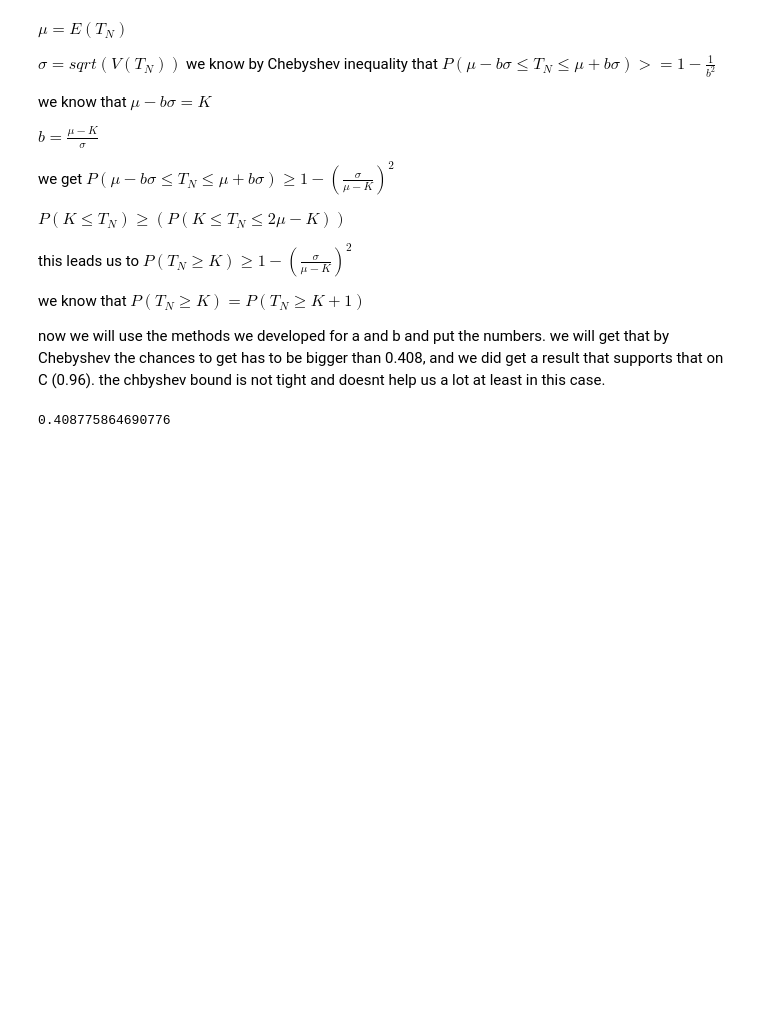
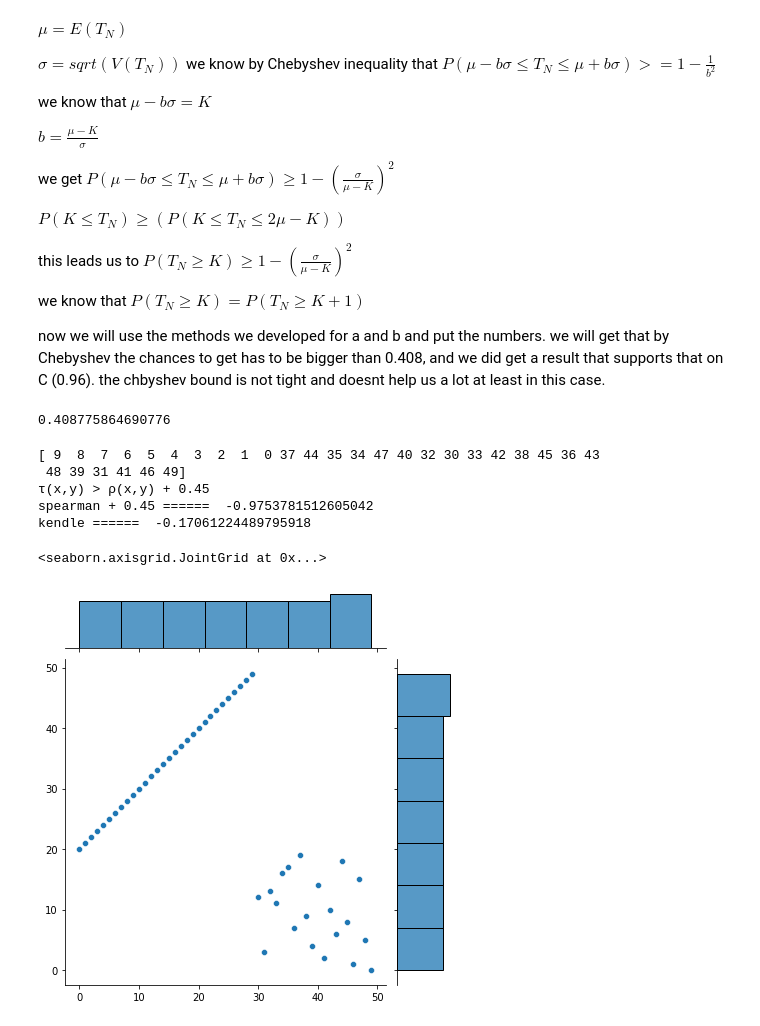
Before and after one commit to Alon-daniel/statistis, a Jupyter notebook: statistics/hw2/201639663_038198149.ipynb, the cells around one changed output. Cells and saved outputs as stored; diff of their text form; code cells hidden in the pictures; blank space fills up the shorter version.

```diff
--- a/statistics/hw2/201639663_038198149.ipynb
+++ b/statistics/hw2/201639663_038198149.ipynb
@@ -574,0 +592,23 @@ print(P_T_20_Bigger_41)
+# %%
+Y = np.flip(np.arange(50))
+# Y = np.concatenate(np.flip(np.arange(25)), np.arange(25, 50))
+X_1 = np.flip(np.arange(30))
+X_2 = np.arange(30, 50)
+np.random.shuffle(X_2)
+# print(X_2 )
+# print(Y_2)
+X = np.concatenate((X_1, X_2), axis=0)
+print(X[20:])
+print('τ(x,y) > ρ(x,y) + 0.45')
+print('spearman + 0.45 ====== ', stats.spearmanr(X, Y)[0] - 0.45 )
+print('kendle ====== ', stats.kendalltau(X, Y)[0])
+sns.jointplot(X, Y)
+# Data with τ(x,y) < ρ(x,y) – 0.45
+# %% [output]
+[ 9  8  7  6  5  4  3  2  1  0 37 44 35 34 47 40 32 30 33 42 38 45 36 43
+ 48 39 31 41 46 49]
+τ(x,y) > ρ(x,y) + 0.45
+spearman + 0.45 ======  -0.9753781512605042
+kendle ======  -0.17061224489795918
+<seaborn.axisgrid.JointGrid at 0x...>
+[figure, added]
```
Also changed, not shown: parts of 2 cells of this notebook, 1 other file.
